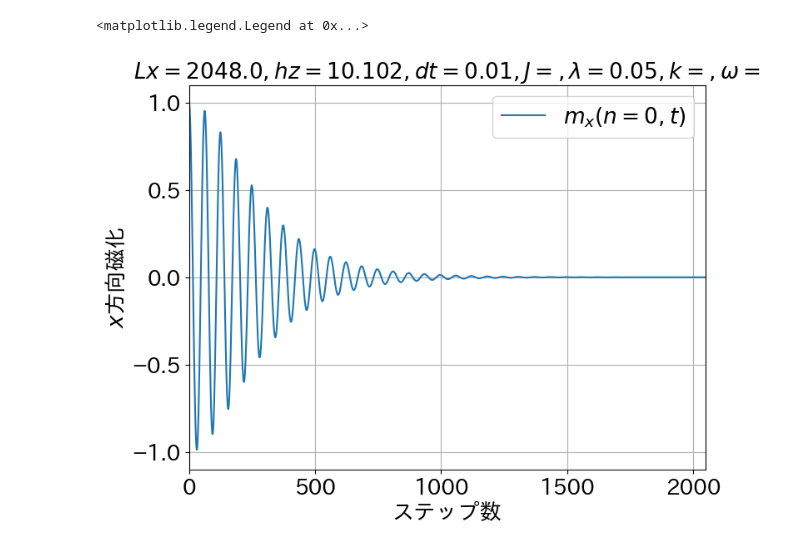
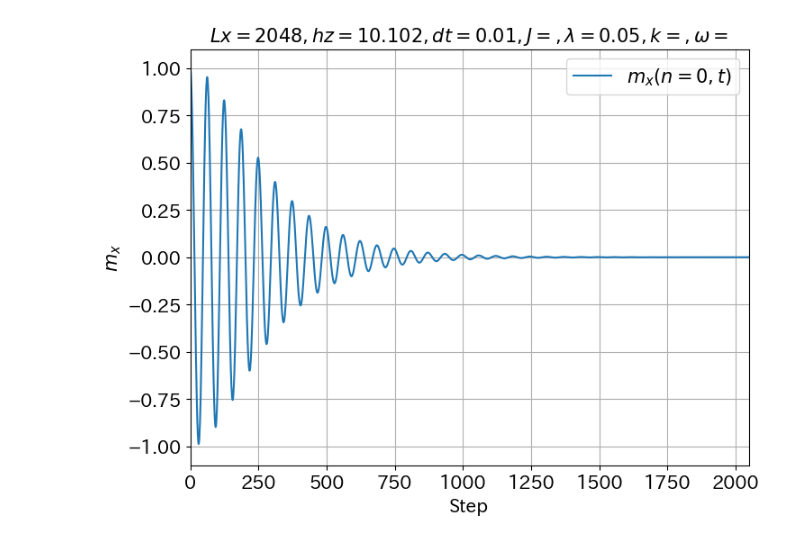
Before and after one commit to guitarshirokuma-beep/llg, a Jupyter notebook: llg.ipynb, the cells around one changed output. Saved outputs shown, nothing was run; the diff lists cells and outputs as text; code cells hidden in the pictures.

Commit message:
clean output fumction

```diff
--- a/llg.ipynb
+++ b/llg.ipynb
@@ -1,35 +1,50 @@
 # %%
 import matplotlib.pyplot as plt
 import japanize_matplotlib
 import matplotlib.ticker as ticker
 import numpy as np
+import llg_plot
+import importlib
+importlib.reload(llg_plot)
 
 params_data = np.loadtxt("llg_params.dat")
 
-Lx = params_data[0]
+Lx = int(params_data[0])
 N_steps = params_data[1]
 lam = params_data[2]
 h_app_norm = params_data[3]
 dt = params_data[4]
 gamma = params_data[5]
 J = params_data[6]
 
 title_text = rf'$Lx = {Lx}, hz = {h_app_norm}, dt = {dt}, J = , \lambda = {lam}, k = , \omega = $'
 
 llg_data = np.loadtxt("llg.dat")
 step = llg_data[:, 0]
 m_n0_step_x = llg_data[:, 1]
 
-fig, ax = plt.subplots(figsize=(8, 6))
-ax.grid()
-ax.set_title(title_text,fontsize=19)
-ax.tick_params(labelsize=19)
-ax.set_xlim(0,N_steps)
-ax.set_xlabel(r'ステップ数',fontsize=19)
-ax.set_ylabel(r'$x$方向磁化',fontsize=19)
-ax.set_ylim(-1.1,1.1)
-ax.plot(step, m_n0_step_x, label=r'$m_x( n = 0, t )$')
-ax.legend(fontsize=19)
+figsize=(8,6)
+fontsize=15
+title_text = rf'$Lx = {Lx}, hz = {h_app_norm}, dt = {dt}, J = , \lambda = {lam}, k = , \omega = $'
+xlim = Lx
+ylim = 1.1
+xlabel = r'Step'
+ylabel = r'$m_x$'
+x_data = step
+y_data = m_n0_step_x
+legend_text = r'$m_x( n = 0, t )$'
+
+llg_plot.output_graph(
+    fontsize,
+    title_text,
+    xlim,
+    xlabel,
+    x_data,
+    ylim,
+    ylabel,
+    y_data,
+    legend_text,
+    figsize,
+)
 # %% [output]
-<matplotlib.legend.Legend at 0x...>
-[figure, old version]
+[figure, new version]
```
Also changed, not shown: 2 other files.
